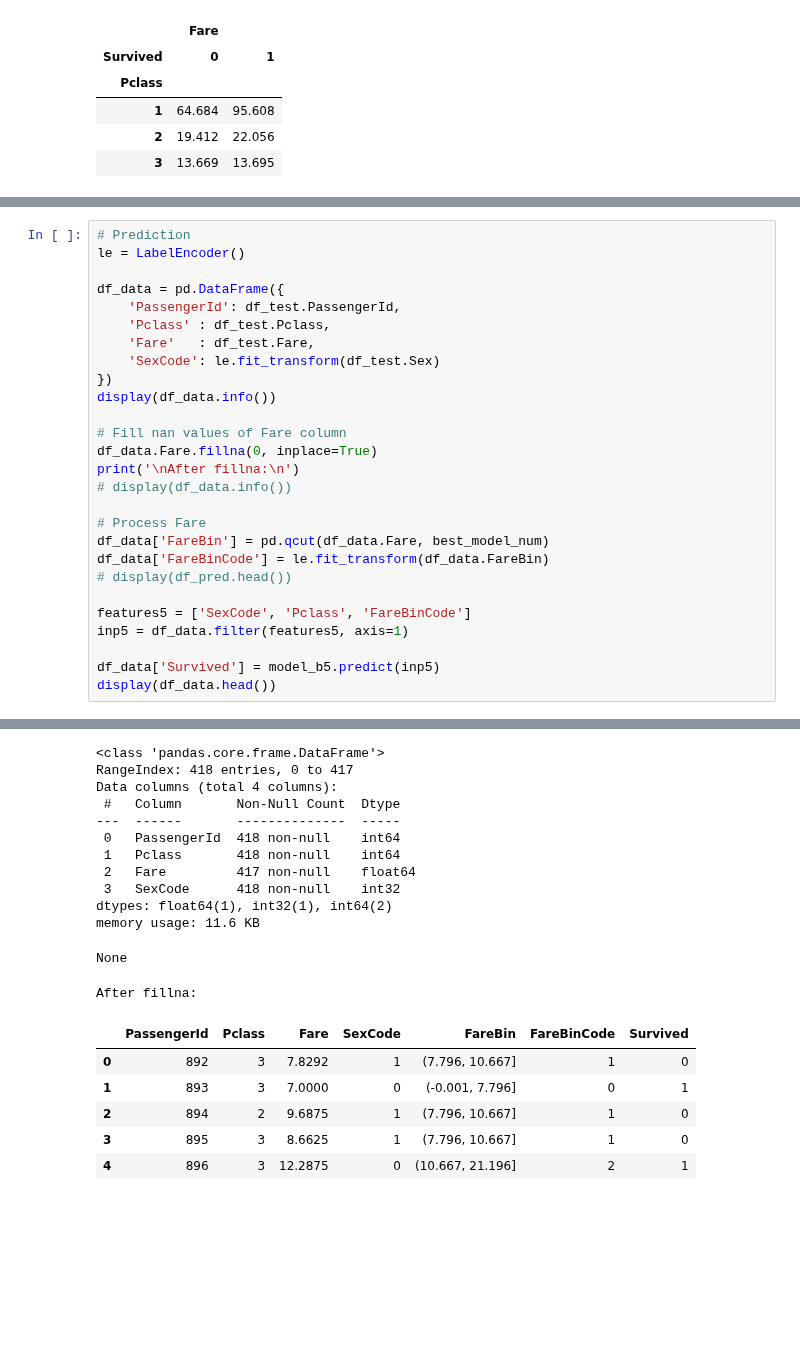
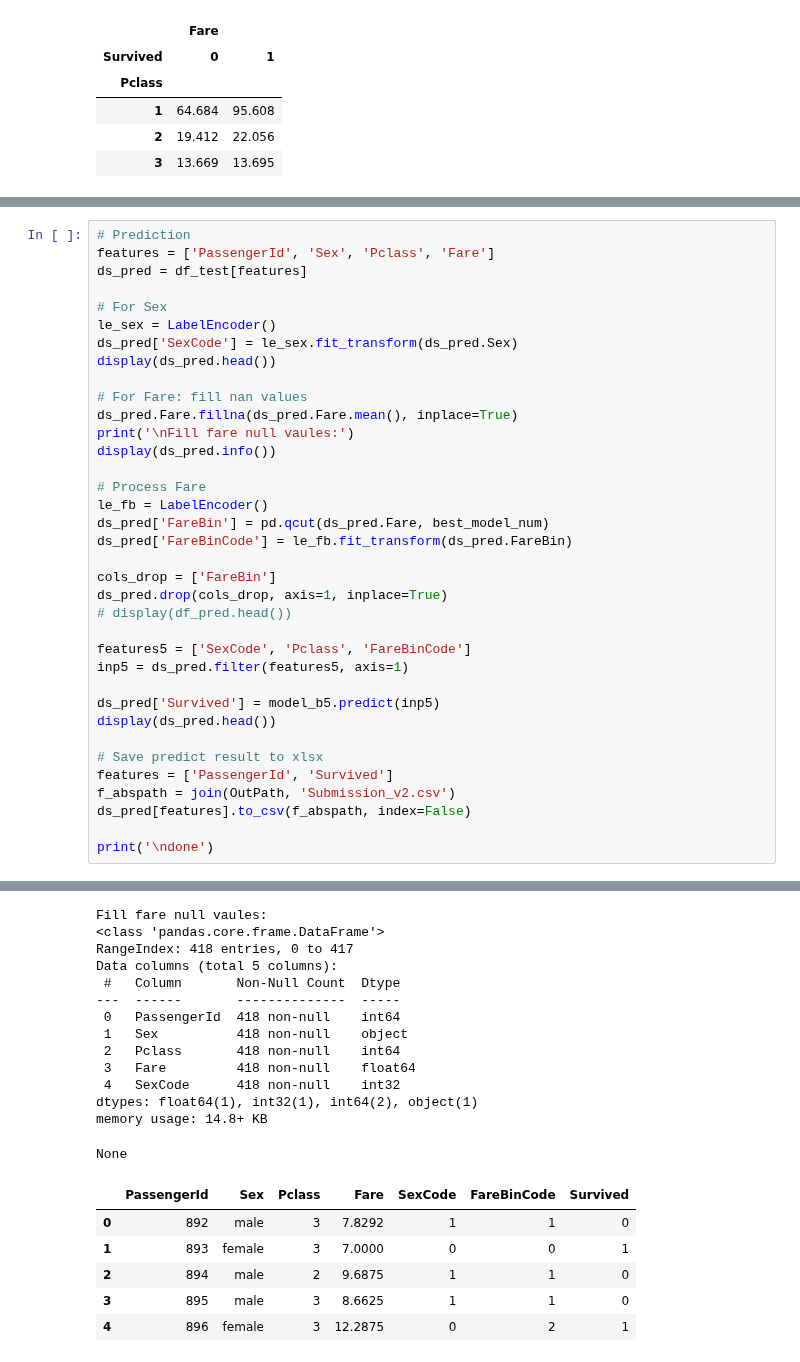
Before and after one commit to morpheus9631/titanic, a Jupyter notebook: ipynb/train_v2.ipynb, the cells around one changed output, grey strips where cells are left out. Saved outputs shown, nothing was run; the diff lists cells and outputs as text; blank space fills up the shorter version.

Commit message:
add connected survival column

```diff
--- a/ipynb/train_v2.ipynb
+++ b/ipynb/train_v2.ipynb
@@ -638,29 +657,38 @@ oob score :0.801347
 Best model: 5
 # %%
 # Prediction
-le = LabelEncoder()
+features = ['PassengerId', 'Sex', 'Pclass', 'Fare']
+ds_pred = df_test[features]
 
-df_data = pd.DataFrame({
-    'PassengerId': df_test.PassengerId,
-    'Pclass' : df_test.Pclass,
-    'Fare'   : df_test.Fare,
-    'SexCode': le.fit_transform(df_test.Sex)
-})
-display(df_data.info())
+# For Sex
+le_sex = LabelEncoder()
+ds_pred['SexCode'] = le_sex.fit_transform(ds_pred.Sex)
+display(ds_pred.head())
 
-# Fill nan values of Fare column
-df_data.Fare.fillna(0, inplace=True)
-print('\nAfter fillna:\n')
-# display(df_data.info())
+# For Fare: fill nan values
+ds_pred.Fare.fillna(ds_pred.Fare.mean(), inplace=True)
+print('\nFill fare null vaules:')
+display(ds_pred.info())
 
 # Process Fare
-df_data['FareBin'] = pd.qcut(df_data.Fare, best_model_num)
-df_data['FareBinCode'] = le.fit_transform(df_data.FareBin)
+le_fb = LabelEncoder()
+ds_pred['FareBin'] = pd.qcut(ds_pred.Fare, best_model_num)
+ds_pred['FareBinCode'] = le_fb.fit_transform(ds_pred.FareBin)
+
+cols_drop = ['FareBin']
+ds_pred.drop(cols_drop, axis=1, inplace=True)
 # display(df_pred.head())
 
 features5 = ['SexCode', 'Pclass', 'FareBinCode']
-inp5 = df_data.filter(features5, axis=1)
+inp5 = ds_pred.filter(features5, axis=1)
 
-df_data['Survived'] = model_b5.predict(inp5)
-display(df_data.head())
+ds_pred['Survived'] = model_b5.predict(inp5)
+display(ds_pred.head())
+
+# Save predict result to xlsx
+features = ['PassengerId', 'Survived']
+f_abspath = join(OutPath, 'Submission_v2.csv')
+ds_pred[features].to_csv(f_abspath, index=False)
+
+print('\ndone')
 # %% [output]
@@ -667,19 +701,20 @@ display(df_data.head())
+Fill fare null vaules:
 <class 'pandas.core.frame.DataFrame'>
 RangeIndex: 418 entries, 0 to 417
-Data columns (total 4 columns):
+Data columns (total 5 columns):
  #   Column       Non-Null Count  Dtype
 ---  ------       --------------  -----
  0   PassengerId  418 non-null    int64
- 1   Pclass       418 non-null    int64
- 2   Fare         417 non-null    float64
- 3   SexCode      418 non-null    int32
-dtypes: float64(1), int32(1), int64(2)
-memory usage: 11.6 KB
+ 1   Sex          418 non-null    object
+ 2   Pclass       418 non-null    int64
+ 3   Fare         418 non-null    float64
+ 4   SexCode      418 non-null    int32
+dtypes: float64(1), int32(1), int64(2), object(1)
+memory usage: 14.8+ KB
 None
-After fillna:
-|  | PassengerId | Pclass | Fare | SexCode | FareBin | FareBinCode | Survived |
-| 0 | 892 | 3 | 7.8292 | 1 | (7.796, 10.667] | 1 | 0 |
-| 1 | 893 | 3 | 7.0000 | 0 | (-0.001, 7.796] | 0 | 1 |
-| 2 | 894 | 2 | 9.6875 | 1 | (7.796, 10.667] | 1 | 0 |
-| 3 | 895 | 3 | 8.6625 | 1 | (7.796, 10.667] | 1 | 0 |
-| 4 | 896 | 3 | 12.2875 | 0 | (10.667, 21.196] | 2 | 1 |
+|  | PassengerId | Sex | Pclass | Fare | SexCode | FareBinCode | Survived |
+| 0 | 892 | male | 3 | 7.8292 | 1 | 1 | 0 |
+| 1 | 893 | female | 3 | 7.0000 | 0 | 0 | 1 |
+| 2 | 894 | male | 2 | 9.6875 | 1 | 1 | 0 |
+| 3 | 895 | male | 3 | 8.6625 | 1 | 1 | 0 |
+| 4 | 896 | female | 3 | 12.2875 | 0 | 2 | 1 |
```
Also changed, not shown: parts of 10 cells of this notebook, 5 other files.
